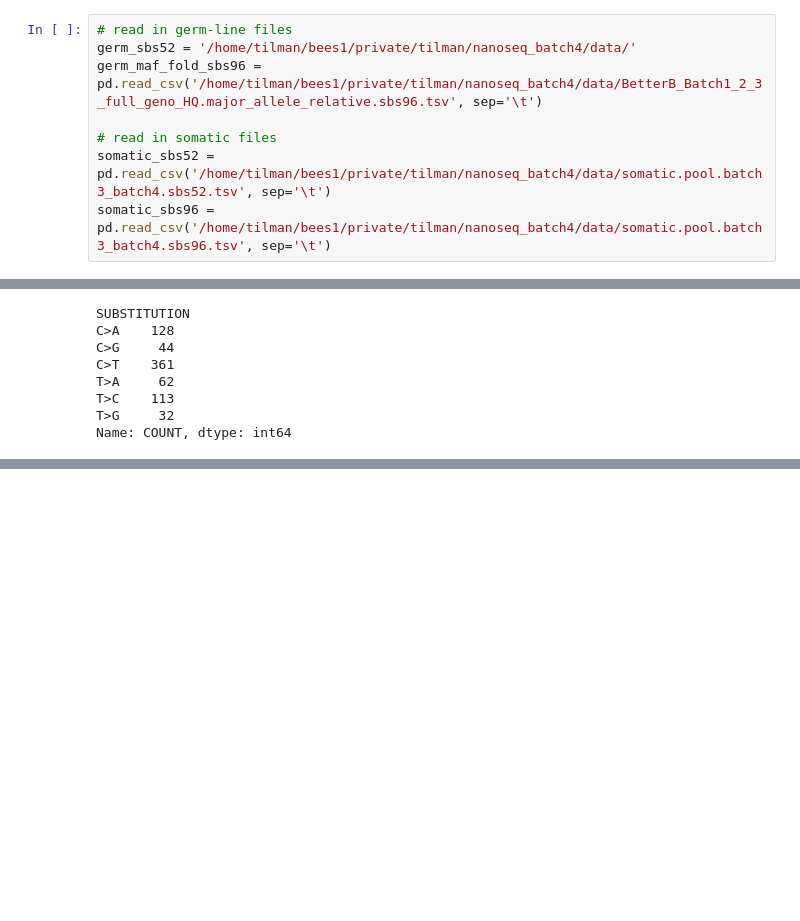
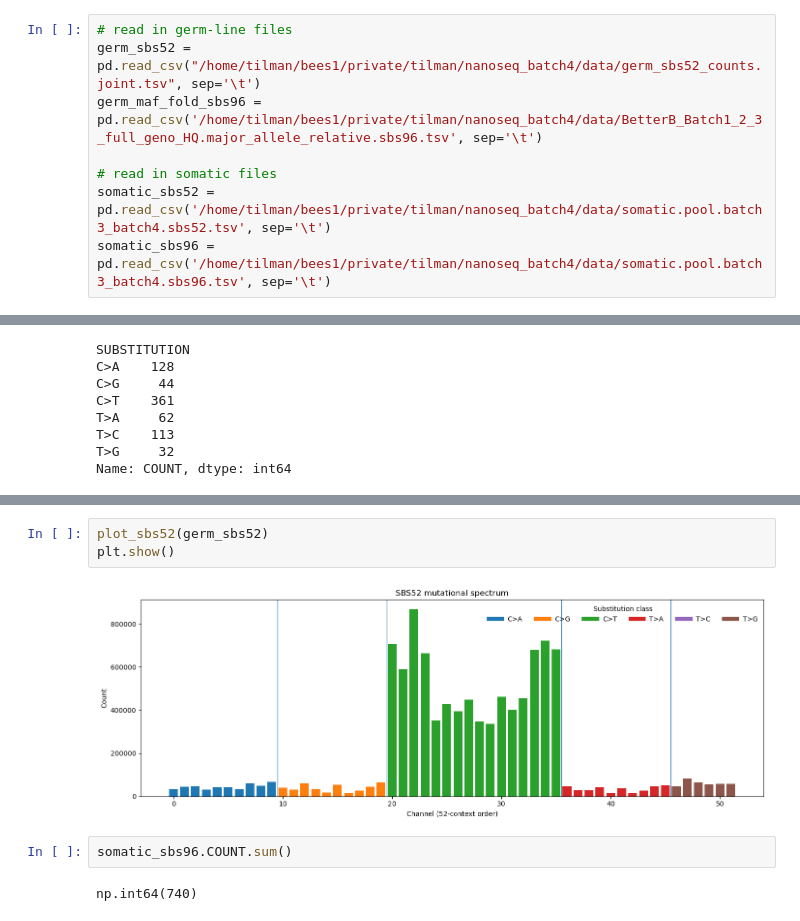
Before and after one commit to troe27/sombee, a Jupyter notebook: tol/visualise_SBS52_for_germ_and_somatic.ipynb, the cells around one changed output, grey strips where cells are left out. Cells and saved outputs as stored; diff of their text form; blank space fills up the shorter version.

```diff
--- a/tol/visualise_SBS52_for_germ_and_somatic.ipynb
+++ b/tol/visualise_SBS52_for_germ_and_somatic.ipynb
@@ -158,7 +158,7 @@ def plot_sbs52(df: pd.DataFrame, title="SBS52 mutational spectrum", save_prefix=
     return values
 # %%
 # read in germ-line files
-germ_sbs52 = '/home/tilman/bees1/private/tilman/nanoseq_batch4/data/'
+germ_sbs52 = pd.read_csv("/home/tilman/bees1/private/tilman/nanoseq_batch4/data/germ_sbs52_counts.joint.tsv", sep='\t')
 germ_maf_fold_sbs96 = pd.read_csv('/home/tilman/bees1/private/tilman/nanoseq_batch4/data/BetterB_Batch1_2_3_full_geno_HQ.major_allele_relative.sbs96.tsv', sep='\t')
 
 # read in somatic files
@@ -232,0 +217,9 @@ Name: COUNT, dtype: int64
+# %%
+plot_sbs52(germ_sbs52)
+plt.show()
+# %% [output]
+[figure, added]
+# %%
+somatic_sbs96.COUNT.sum()
+# %% [output]
+np.int64(740)
```
Also changed, not shown: parts of 2 cells of this notebook, 3 other files.
